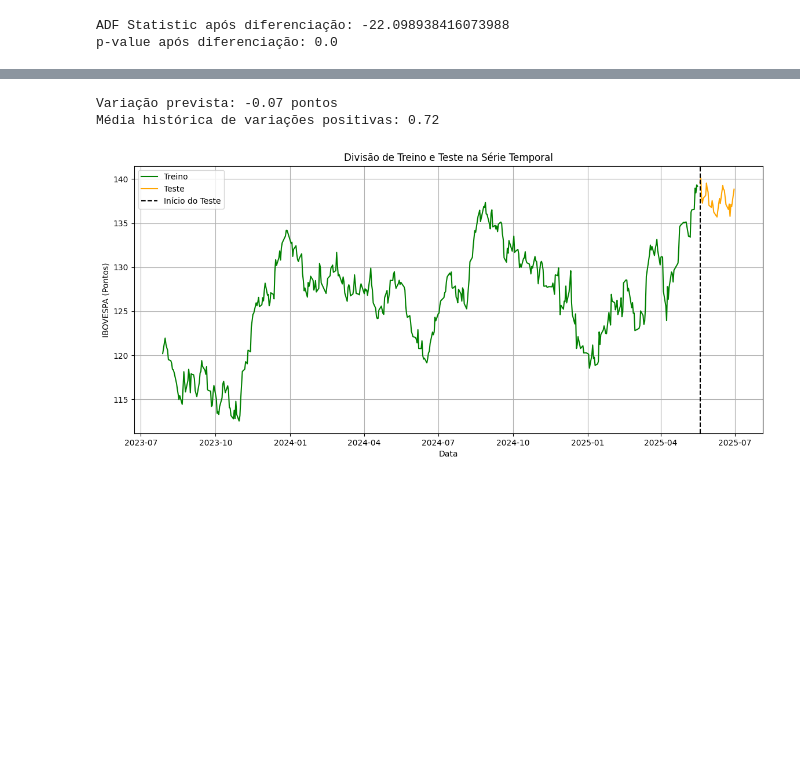
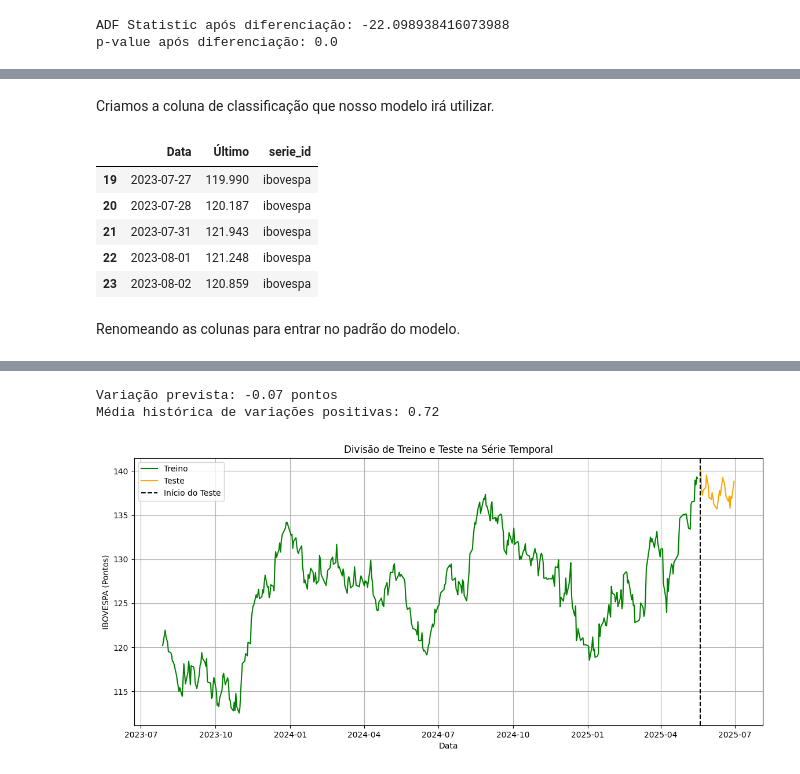
Before and after one commit to CorsiIsa/Tech_Challenge_IBOVESPA, a Jupyter notebook: Tech_Challenge2_IBOVESPA_Notebook copy(completo final).ipynb, the cells around one changed output, grey strips where cells are left out. Drawn from its saved outputs; the diff is of its cells as text; code cells hidden in the pictures; blank space fills up the shorter version.

```diff
--- a/Tech_Challenge2_IBOVESPA_Notebook copy(completo final).ipynb
+++ b/Tech_Challenge2_IBOVESPA_Notebook copy(completo final).ipynb
@@ -464,0 +505,15 @@ p-value após diferenciação: 0.0
+# %% [markdown]
+Criamos a coluna de classificação que nosso modelo irá utilizar.
+# %%
+df_auto_arima['serie_id'] = 'ibovespa'
+
+df_auto_arima.head()
+# %% [output]
+|  | Data | Último | serie_id |
+| 19 | 2023-07-27 | 119.990 | ibovespa |
+| 20 | 2023-07-28 | 120.187 | ibovespa |
+| 21 | 2023-07-31 | 121.943 | ibovespa |
+| 22 | 2023-08-01 | 121.248 | ibovespa |
+| 23 | 2023-08-02 | 120.859 | ibovespa |
+# %% [markdown]
+Renomeando as colunas para entrar no padrão do modelo.
```
Also changed, not shown: parts of 34 cells of this notebook.
